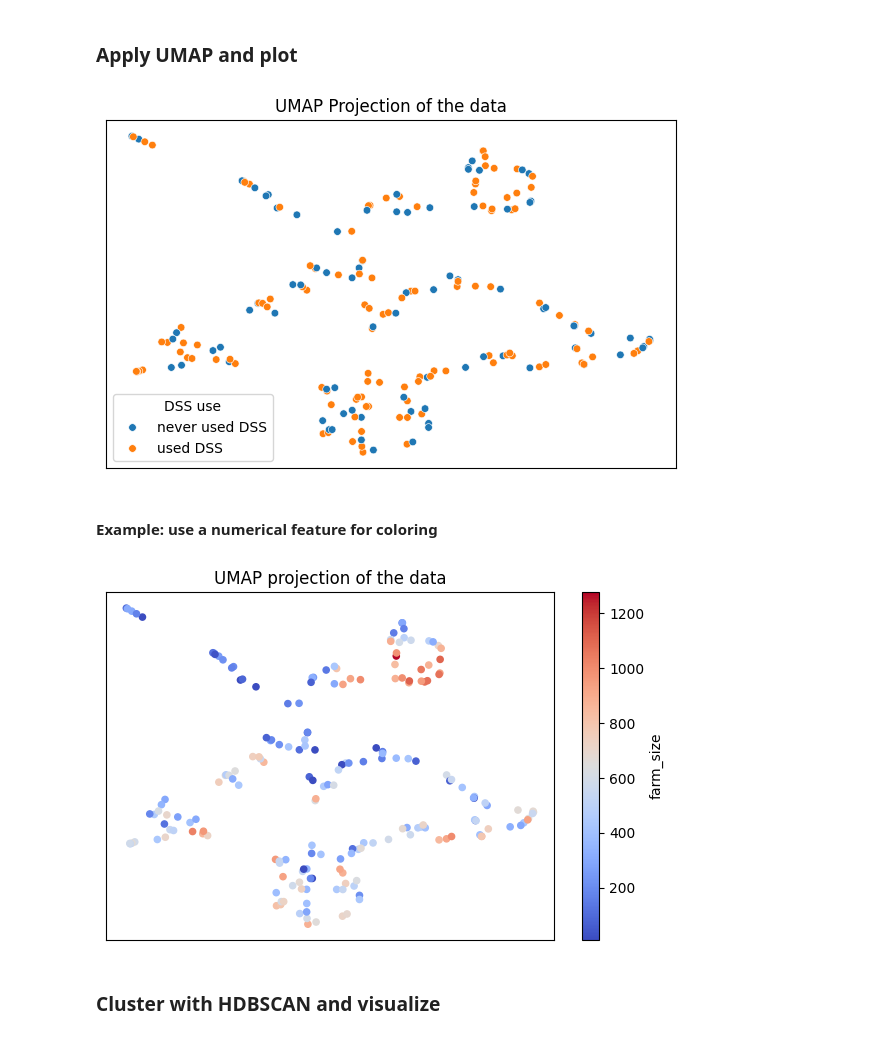
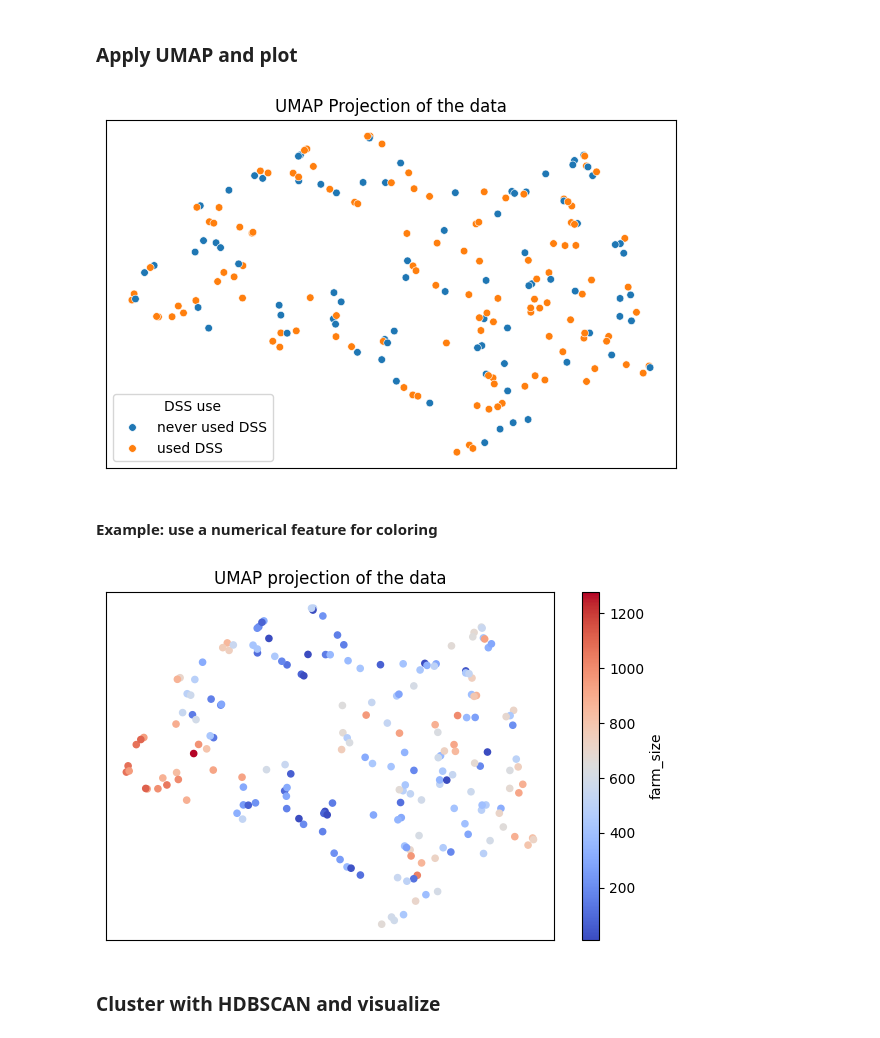
Before and after one commit to vpodpecan/survey_analysis, a Jupyter notebook: survey_analysis.ipynb, the cells around one changed output. Cells and saved outputs as stored; diff of their text form; code cells hidden in the pictures.

Commit message:
added statistics, fixed seed for UMAP

```diff
--- a/survey_analysis.ipynb
+++ b/survey_analysis.ipynb
@@ -79,35 +79,35 @@ import seaborn as sns
 
 # UMAP
 color_feature = tdf['bin__ever_used_dss']
 data_for_umap = tdf.drop(columns=['bin__ever_used_dss'])
-reducer = umap.UMAP(n_neighbors=3, n_components=2, min_dist=0.1, metric='euclidean')
+reducer = umap.UMAP(n_neighbors=4, n_components=2, min_dist=0.1, metric='euclidean', random_state=42)
 embedding = reducer.fit_transform(data_for_umap)
 
 # plotting: make a DataFrame with data and target
 plot_df = tdf[['bin__ever_used_dss']].copy()
 plot_df['UMAP1'] = embedding[:, 0]
 plot_df['UMAP2'] = embedding[:, 1]
 plot_df['DSS Use'] = plot_df['bin__ever_used_dss'].map({0: 'never used DSS', 1: 'used DSS'})
 
 plt.figure(figsize=(6, 4))
 ax = sns.scatterplot(
         data=plot_df,
         x='UMAP1', y='UMAP2',
         hue='DSS Use',
         palette='tab10',
         s=30
 )
 ax.set_xticks([])
 ax.set_yticks([])
 ax.set_xlabel('')
 ax.set_ylabel('')
 
 plt.title('UMAP Projection of the data')
 plt.legend(title='DSS use')
 plt.tight_layout()
 plt.show()
 # %% [output]
-[figure, old version]
+[figure, new version]
 # %% [markdown]
 #### Example: use a numerical feature for coloring
 # %%
@@ -129,7 +129,7 @@ ax.set_yticks([])
 plt.tight_layout()
 plt.show()
 # %% [output]
-[figure, old version]
+[figure, new version]
 # %% [markdown]
 ### Cluster with HDBSCAN and visualize
 # %%
```
Also changed, not shown: parts of 4 cells of this notebook.
